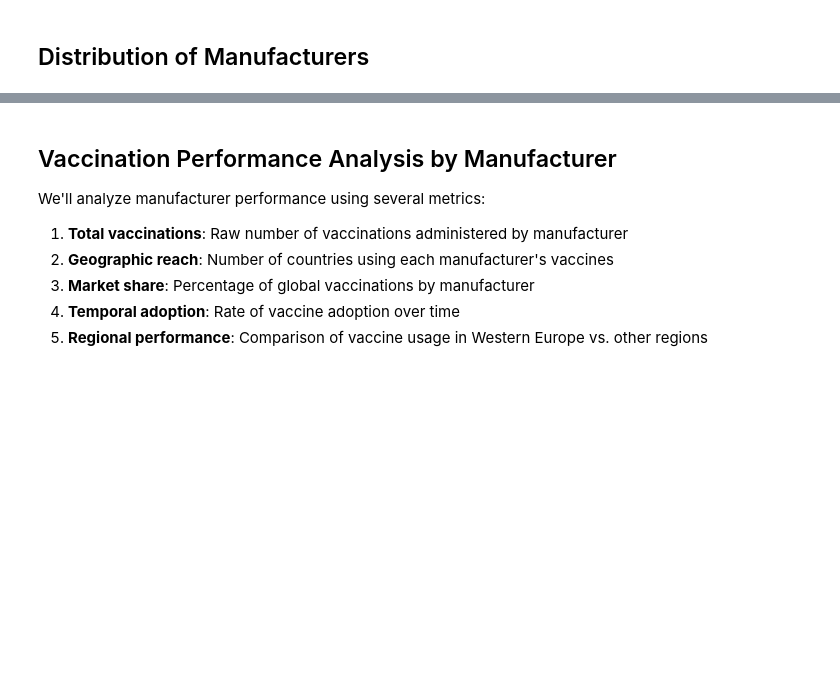
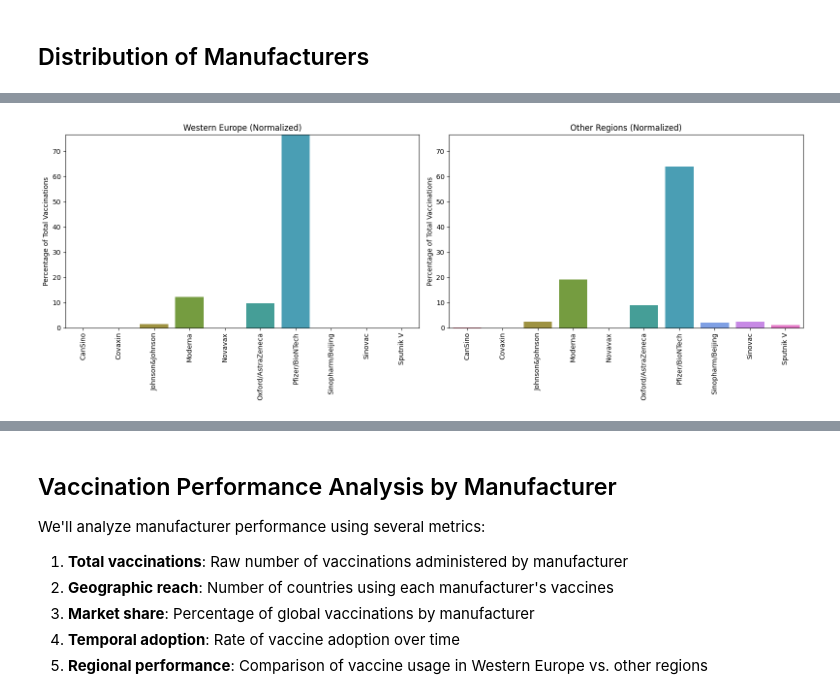
Before and after one commit to tangnatta/AUT461-Miniproject-2025, a Jupyter notebook: q3.ipynb, the cells around one changed output, grey strips where cells are left out. Cells and saved outputs as stored; diff of their text form; code cells hidden in the pictures; blank space fills up the shorter version.

```diff
--- a/q3.ipynb
+++ b/q3.ipynb
@@ -14,9 +14,5 @@ covid19_variants_found = data["covid19_variants_found"]
 vaccinations_by_country = data["vaccinations_by_country"]
 vaccination_by_manufacturer = data["vaccination_by_manufacturer"]
 # %%
-# Convert is_western_europe to boolean and handle NaN values first
-vaccination_by_manufacturer['is_western_europe'] = vaccination_by_manufacturer['is_western_europe'].fillna(False).astype(bool)
-
-# Now get the unique countries in Western Europe
 vaccination_by_manufacturer[vaccination_by_manufacturer["is_western_europe"]]["country"].unique()
 # %% [output]
@@ -85,52 +84,61 @@ other_data = vaccination_by_manufacturer[~vaccination_by_manufacturer['is_wester
 
 all_data = vaccination_by_manufacturer.groupby(
     'manufacturer')['total_vaccinations'].sum()
 
+# Get all unique manufacturers
+all_manufacturers = all_data.index.tolist()
+
 # Normalize data by converting to percentages
 western_data = (western_data / western_data.sum()) * 100
 other_data = (other_data / other_data.sum()) * 100
 all_data = (all_data / all_data.sum()) * 100
 
+# Fill missing values with 0 for consistent x-axis
+western_data = western_data.reindex(all_manufacturers, fill_value=0)
+other_data = other_data.reindex(all_manufacturers, fill_value=0)
+all_data = all_data.reindex(all_manufacturers, fill_value=0)
 
 # Define a consistent color palette for manufacturers
-color_palette = sns.color_palette("husl", n_colors=len(all_data))
-manufacturer_colors = dict(zip(all_data.index, color_palette))
+color_palette = sns.color_palette("husl", n_colors=len(all_manufacturers))
+manufacturer_colors = dict(zip(all_manufacturers, color_palette))
 
 # Create three subplots
-fig, (ax1, ax2, ax3) = plt.subplots(1, 3, figsize=(20, 6))
+fig, (ax1, ax2) = plt.subplots(1, 2, figsize=(16, 6))
 
 # Get the max y value for consistent y-axis scale
 max_y = max(western_data.max(), other_data.max(), all_data.max())
 
 # Plot for Western Europe
-sns.barplot(x=western_data.index, y=western_data.values, ax=ax1,
-            hue=western_data.index, legend=False,
-            palette=[manufacturer_colors[m] for m in western_data.index])
+sns.barplot(x=all_manufacturers, y=western_data.values, ax=ax1,
+            hue=all_manufacturers, legend=False,
+            palette=[manufacturer_colors[m] for m in all_manufacturers])
 ax1.set_title('Western Europe (Normalized)')
 ax1.tick_params(axis='x', rotation=90)
-ax1.set_ylabel('Total Vaccinations')
+ax1.set_ylabel('Percentage of Total Vaccinations')
 ax1.set_ylim(0, max_y)
-ax1.set_xticklabels(ax1.get_xticklabels(), rotation=90)
+ax1.set_xticklabels(all_manufacturers, rotation=90)
 
 # Plot for Other Regions
-sns.barplot(x=other_data.index, y=other_data.values, ax=ax2,
-            hue=other_data.index, legend=False,
-            palette=[manufacturer_colors[m] for m in other_data.index])
+sns.barplot(x=all_manufacturers, y=other_data.values, ax=ax2,
+            hue=all_manufacturers, legend=False,
+            palette=[manufacturer_colors[m] for m in all_manufacturers])
 ax2.set_title('Other Regions (Normalized)')
 ax2.tick_params(axis='x', rotation=90)
-ax2.set_ylabel('Total Vaccinations')
+ax2.set_ylabel('Percentage of Total Vaccinations')
 ax2.set_ylim(0, max_y)
-ax2.set_xticklabels(ax2.get_xticklabels(), rotation=90)
+ax2.set_xticklabels(all_manufacturers, rotation=90)
 
-# Plot for All Regions
-sns.barplot(x=all_data.index, y=all_data.values, ax=ax3,
-            hue=all_data.index, legend=False,
-            palette=[manufacturer_colors[m] for m in all_data.index])
-ax3.set_title('All Regions (Normalized)')
-ax3.tick_params(axis='x', rotation=90)
-ax3.set_ylabel('Total Vaccinations')
-ax3.set_ylim(0, max_y)
-ax3.set_xticklabels(ax3.get_xticklabels(), rotation=90)
+# # Plot for All Regions
+# sns.barplot(x=all_manufacturers, y=all_data.values, ax=ax3,
+#             hue=all_manufacturers, legend=False,
+#             palette=[manufacturer_colors[m] for m in all_manufacturers])
+# ax3.set_title('All Regions (Normalized)')
+# ax3.tick_params(axis='x', rotation=90)
+# ax3.set_ylabel('Percentage of Total Vaccinations')
+# ax3.set_ylim(0, max_y)
+# ax3.set_xticklabels(all_manufacturers, rotation=90)
 
 plt.tight_layout()
 plt.show()
+# %% [output]
+[figure, added]
```
Also changed, not shown: parts of 31 cells of this notebook.
